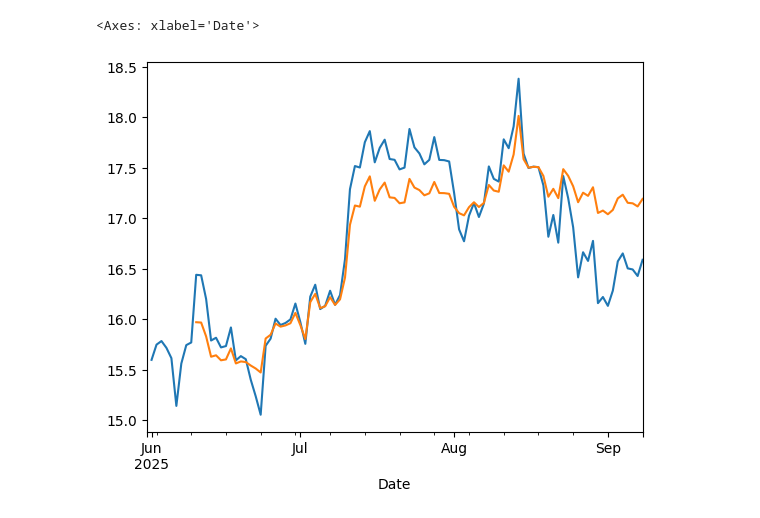
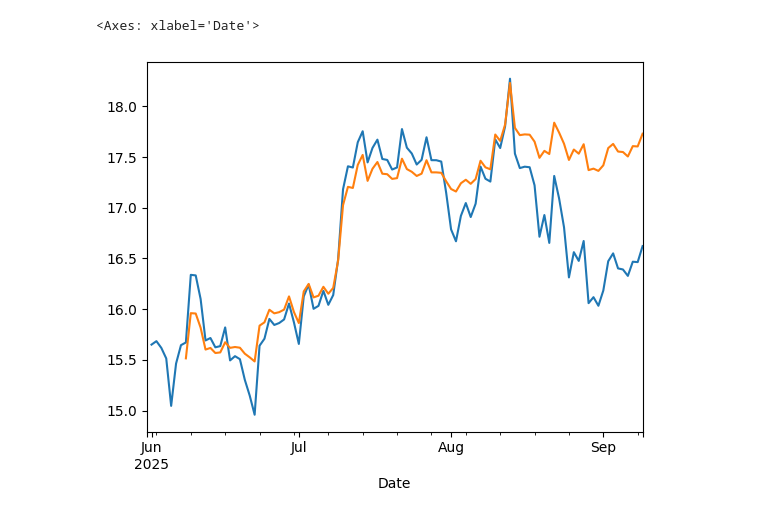
Before and after one commit to nafissaad/Tutorial1, a Jupyter notebook: Tutorial/My projects/My Portfolio/Untitled1.ipynb, the cells around one changed output. Drawn from its saved outputs; the diff is of its cells as text; code cells hidden in the pictures.

```diff
--- a/Tutorial/My projects/My Portfolio/Untitled1.ipynb
+++ b/Tutorial/My projects/My Portfolio/Untitled1.ipynb
@@ -7,10 +7,9 @@ import ta
 # %%
 ticker='BTC-USD'
 date="2025-05-30"
-end="2025-09-18"
+end="2025-09-30"
 df=yf.download(ticker,start=date,end=end)
 df.columns=[i[0] for i in df.columns]
-df['Date']=df.index
 df['Pct_Change']=df['Open'].pct_change()
 df.dropna(inplace=True)
 df['adj']=((df['Close']+df['Open'])/2)
@@ -68,0 +33,20 @@ df
+# %%
+last_date = df.index[-1]
+new_dates = pd.date_range(start=last_date + pd.Timedelta(days=1), periods=1,freq="1d")
+new_rows = pd.DataFrame({
+    "Open": [0]*1,
+    "High": [0]*1,
+    "Low": [0]*1,
+    "Close": [0]*1,
+    'Pct_Change':[0]*1,
+    'adj':[0]*1,
+    "Volume": [0]*1,
+    "Date": new_dates
+})
+new_rows = new_rows.astype(df.reset_index().dtypes.to_dict())
+df = pd.concat([df.reset_index(),new_rows], ignore_index=True)
+df = df.set_index("Date")
+x=[df['Close'].tail(2).values[0]]*1
+df.loc[df.index[-2:], "Close"]=df['Open'].tail(2).tolist()
+df.loc[df.index[-1:], "Close"]=x
+df
@@ -71,19 +70,19 @@ def flexible_rsi(series):
     delta = series.diff()
     up = delta.clip(lower=0)
     down = -delta.clip(upper=0)
-    roll_up = up.rolling(window=10,center=True).mean()
-    roll_down = down.rolling(window=10,center=True).mean()
+    roll_up = up.rolling(window=8,center=True).mean()
+    roll_down = down.rolling(window=8,center=True).mean()
     rs = roll_up / roll_down
     rsi = 100 - (100 / (1 + rs))
     rsi_scaled = (100 - (100 / (1 + rs)))/100
     return rsi_scaled
 # Example usage
-prices =df.Open
+prices =df.Close
 rsi_flex = flexible_rsi(prices)
-df['Positions']=rsi_flex.shift(3)
+df['Positions']=rsi_flex.shift(2)
 # %%
-df['Pct_Change']=df['Open'].pct_change()
-df.tail(10)
+df['Pct_Change']=df['Close'].pct_change()
+df.tail(6)
 # %% [output]
 |  | Close | High | Low | Open | Volume | Pct_Change | adj | Positions |
 | Date |  |  |  |  |  |  |  |  |
@@ -100,7 +95,7 @@ df.tail(10)
 # %%
 (15.5*(1+df['Pct_Change']).cumprod()).plot()
-(15.5*(1+(df['Positions'].shift(1)*df['Pct_Change'])).cumprod()).plot()
+(15.5*(1+((df['Positions'].shift(1))*df['Pct_Change'])).cumprod()).plot()
 # %% [output]
 <Axes: xlabel='Date'>
-[figure, old version]
+[figure, new version]
 # %%
```
Also changed, not shown: parts of 7 cells of this notebook.
